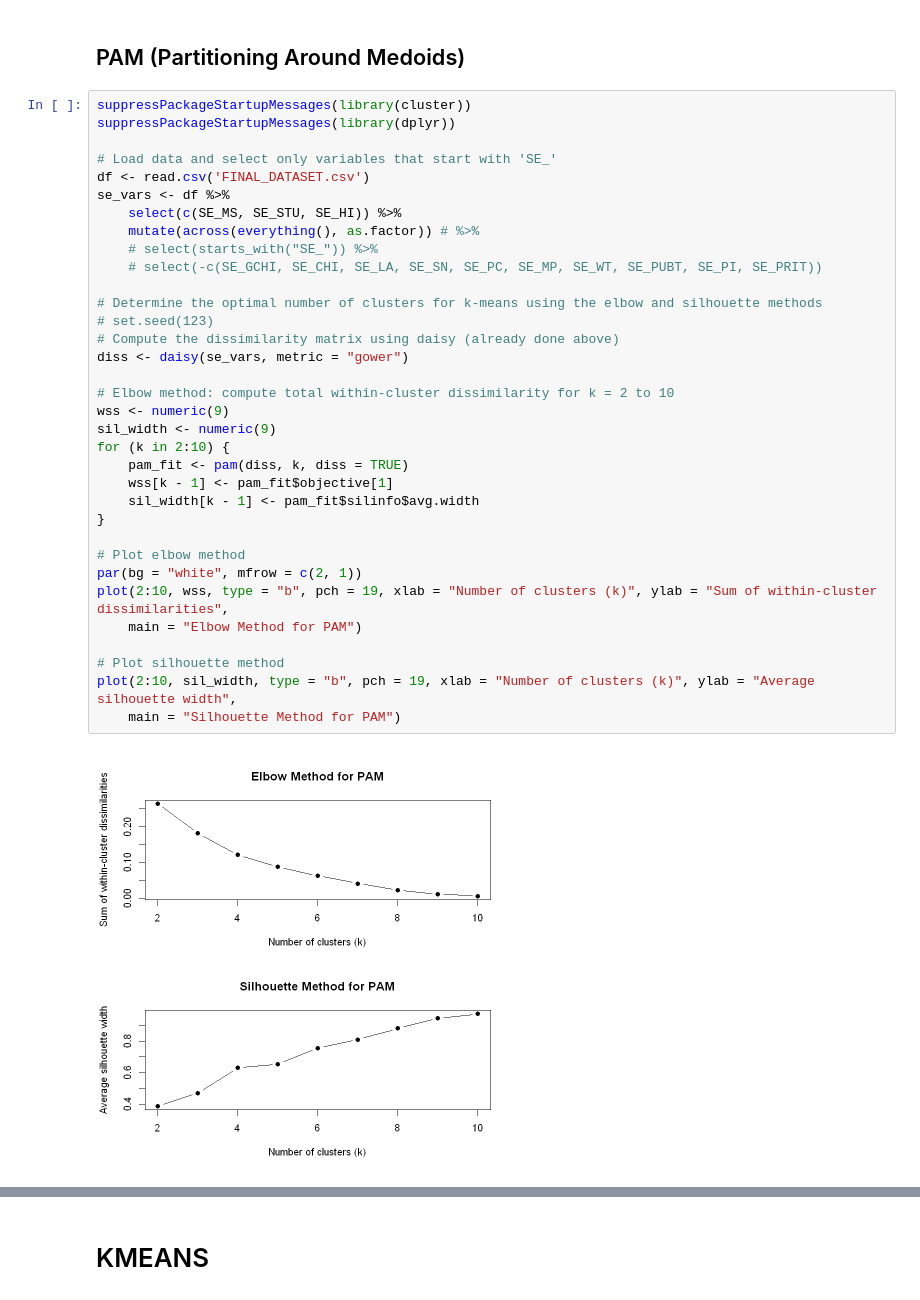
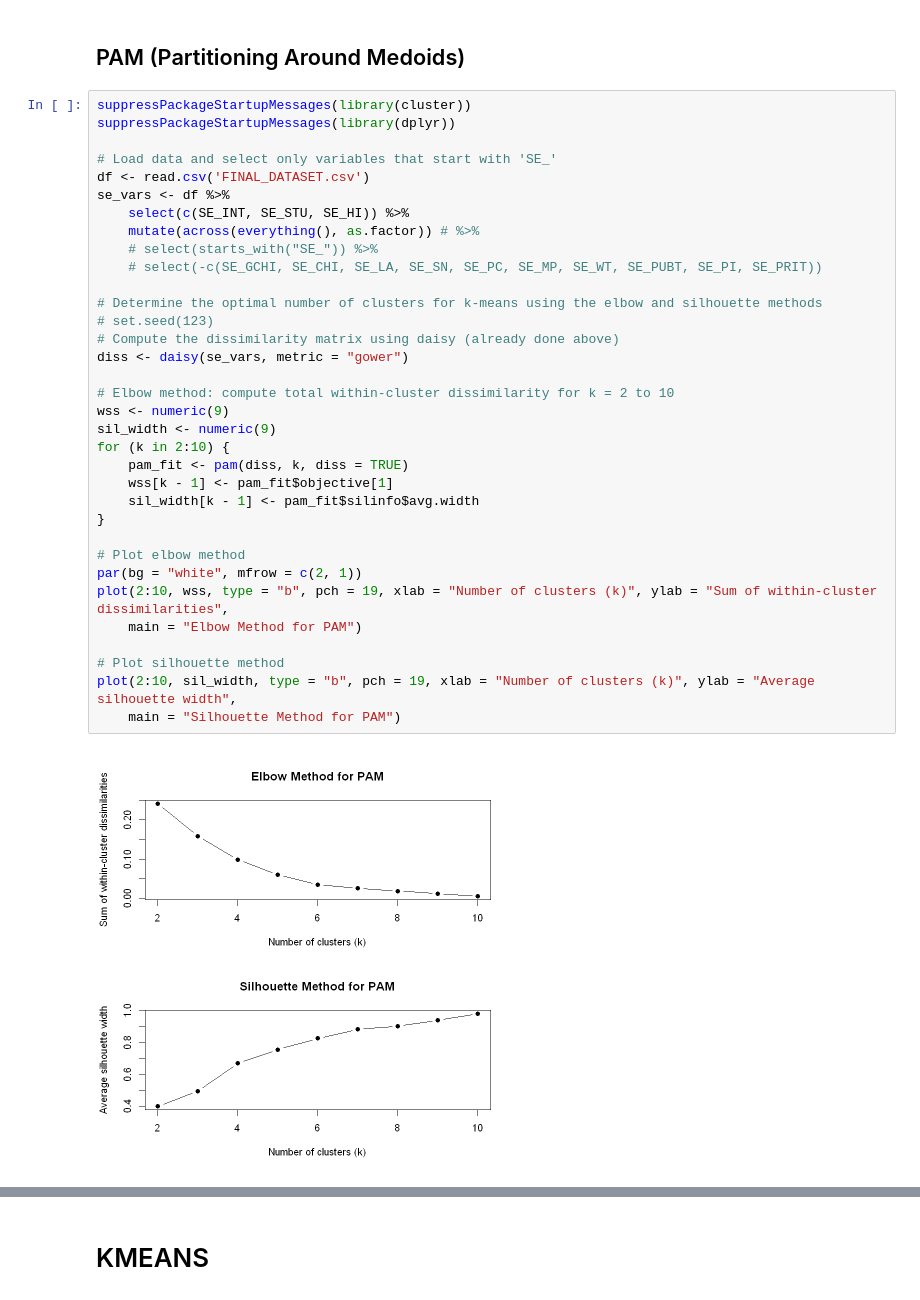
Before and after one commit to JoseLuisMaldonadoA/TFM, a Jupyter notebook: Notebooks/ClusterAnalysis.ipynb, the cells around one changed output, grey strips where cells are left out. Drawn from its saved outputs; the diff is of its cells as text.

```diff
--- a/Notebooks/ClusterAnalysis.ipynb
+++ b/Notebooks/ClusterAnalysis.ipynb
@@ -11,35 +11,35 @@ suppressPackageStartupMessages(library(dplyr))
 # Load data and select only variables that start with 'SE_'
 df <- read.csv('FINAL_DATASET.csv')
 se_vars <- df %>%
-    select(c(SE_MS, SE_STU, SE_HI)) %>%
+    select(c(SE_INT, SE_STU, SE_HI)) %>%
     mutate(across(everything(), as.factor)) # %>%
     # select(starts_with("SE_")) %>%
     # select(-c(SE_GCHI, SE_CHI, SE_LA, SE_SN, SE_PC, SE_MP, SE_WT, SE_PUBT, SE_PI, SE_PRIT))
 
 # Determine the optimal number of clusters for k-means using the elbow and silhouette methods
 # set.seed(123)
 # Compute the dissimilarity matrix using daisy (already done above)
 diss <- daisy(se_vars, metric = "gower")
 
 # Elbow method: compute total within-cluster dissimilarity for k = 2 to 10
 wss <- numeric(9)
 sil_width <- numeric(9)
 for (k in 2:10) {
     pam_fit <- pam(diss, k, diss = TRUE)
     wss[k - 1] <- pam_fit$objective[1]
     sil_width[k - 1] <- pam_fit$silinfo$avg.width
 }
 
 # Plot elbow method
 par(bg = "white", mfrow = c(2, 1))
 plot(2:10, wss, type = "b", pch = 19, xlab = "Number of clusters (k)", ylab = "Sum of within-cluster dissimilarities",
     main = "Elbow Method for PAM")
 
 # Plot silhouette method
 plot(2:10, sil_width, type = "b", pch = 19, xlab = "Number of clusters (k)", ylab = "Average silhouette width",
     main = "Silhouette Method for PAM")
 # %% [output]
-[figure, old version]
+[figure, new version]
 # %%
 # PAM (Partitioning Around Medoids) clustering using Gower distance
 set.seed(123)
```
Also changed, not shown: parts of 10 cells of this notebook.
